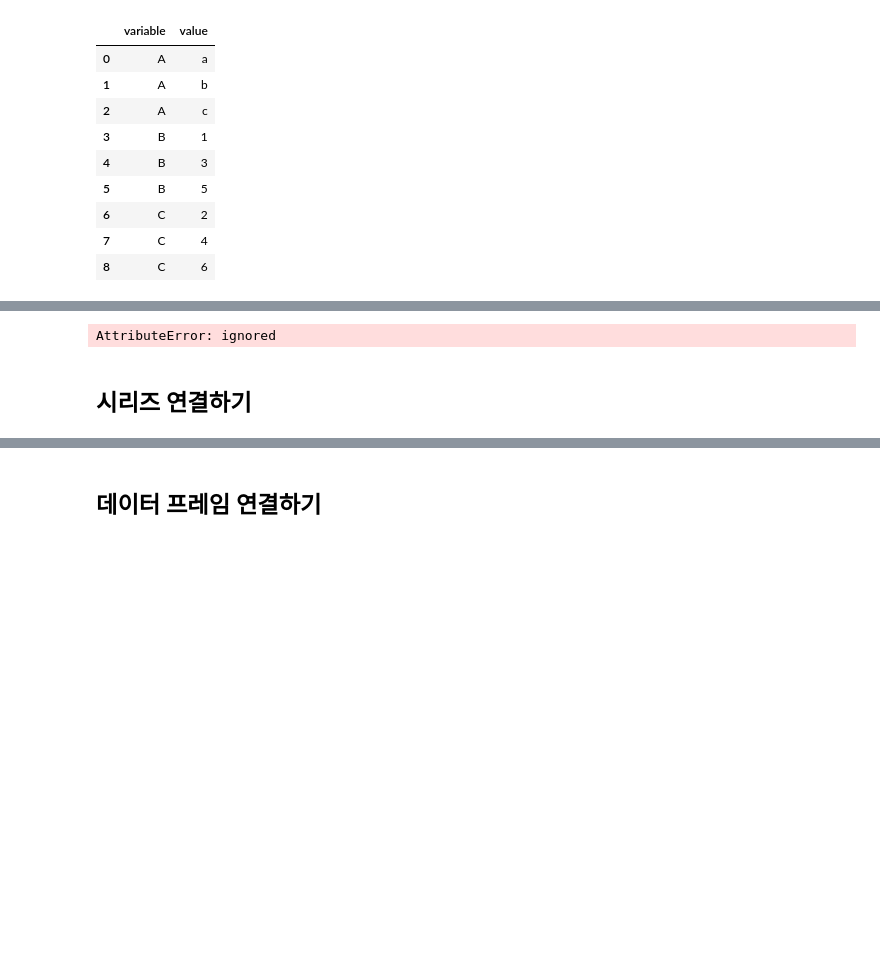
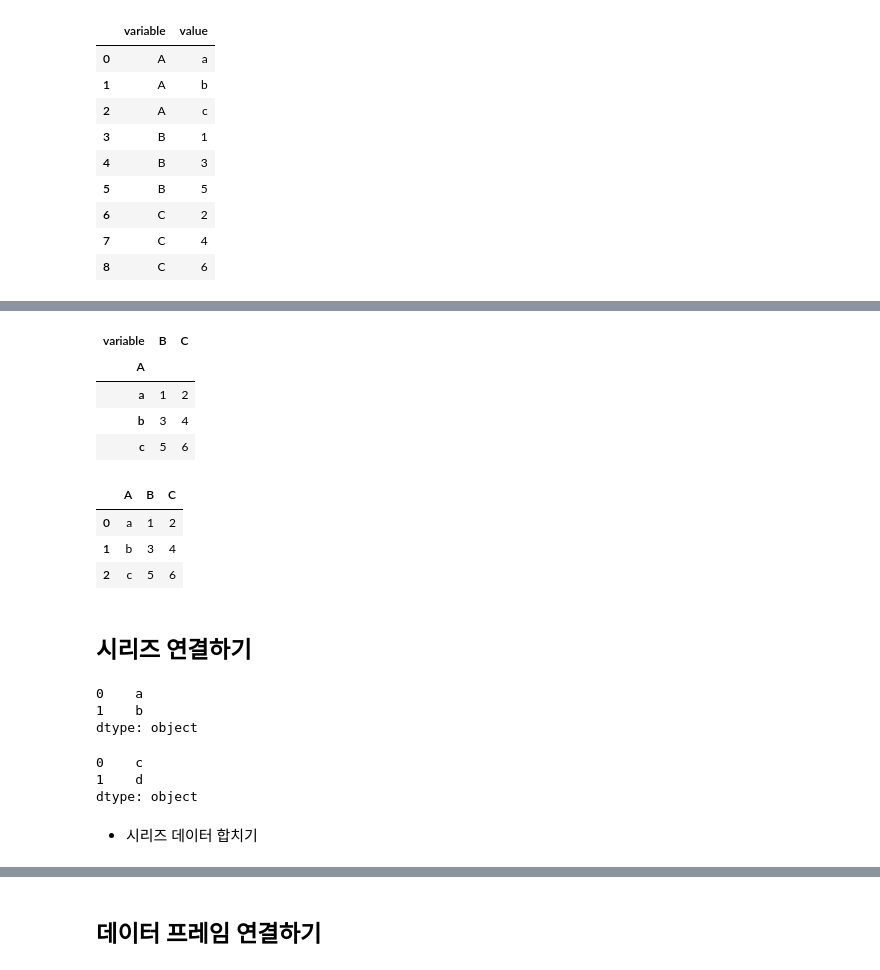
Before and after one commit to eunhobang/ICT-AI-education, a Jupyter notebook: 8_10_7_4_데이터_분석을_위한_판다스_실전문제_ipynb의_사본.ipynb, the cells around one changed output, grey strips where cells are left out. Drawn from its saved outputs; the diff is of its cells as text; code cells hidden in the pictures; blank space fills up the shorter version.

```diff
--- a/8_10_7_4_데이터_분석을_위한_판다스_실전문제_ipynb의_사본.ipynb
+++ b/8_10_7_4_데이터_분석을_위한_판다스_실전문제_ipynb의_사본.ipynb
@@ -880,7 +697,40 @@ df
+# %%
+# 특정 열의 값을 기준으로 새로운 열 만들기
+# A열을 새로운 인덱스로 만들고, B열과 C열은 이에 따라 정리
+
+df_pivot = df_melt.pivot(index='A', columns='variable', values='value')
+df_pivot
+# %% [output]
+| variable | B | C |
+| A |  |  |
+| a | 1 | 2 |
+| b | 3 | 4 |
+| c | 5 | 6 |
 # %%
 # 원래 데이터 형태로 되돌리기
-# Q 모르겠음
+df_origin = df_pivot.reset_index()
+df_origin.columns.name = None
+df_origin
 # %% [output]
-AttributeError: ignored
+|  | A | B | C |
+| 0 | a | 1 | 2 |
+| 1 | b | 3 | 4 |
+| 2 | c | 5 | 6 |
 # %% [markdown]
 ## 시리즈 연결하기
+# %%
+s1 = pd.Series(['a','b'])
+s1
+# %% [output]
+0    a
+1    b
+dtype: object
+# %%
+s2 = pd.Series(['c','d'])
+s2
+# %% [output]
+0    c
+1    d
+dtype: object
+# %% [markdown]
+- 시리즈 데이터 합치기
```
Also changed, not shown: parts of 84 cells of this notebook.
